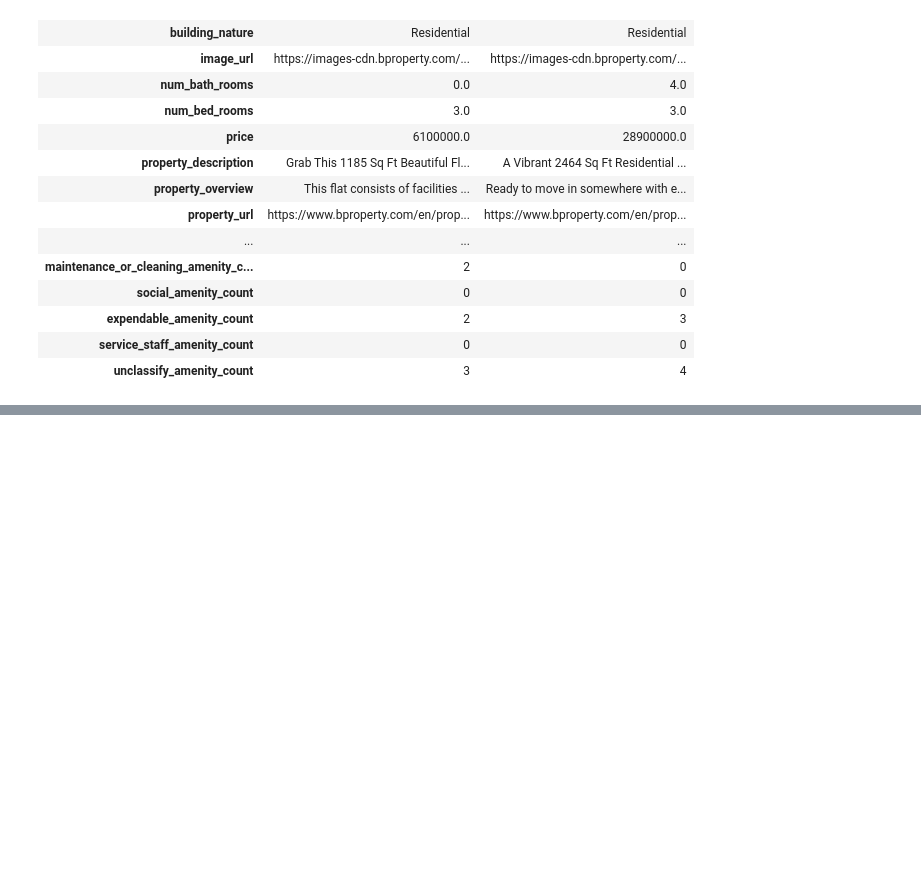
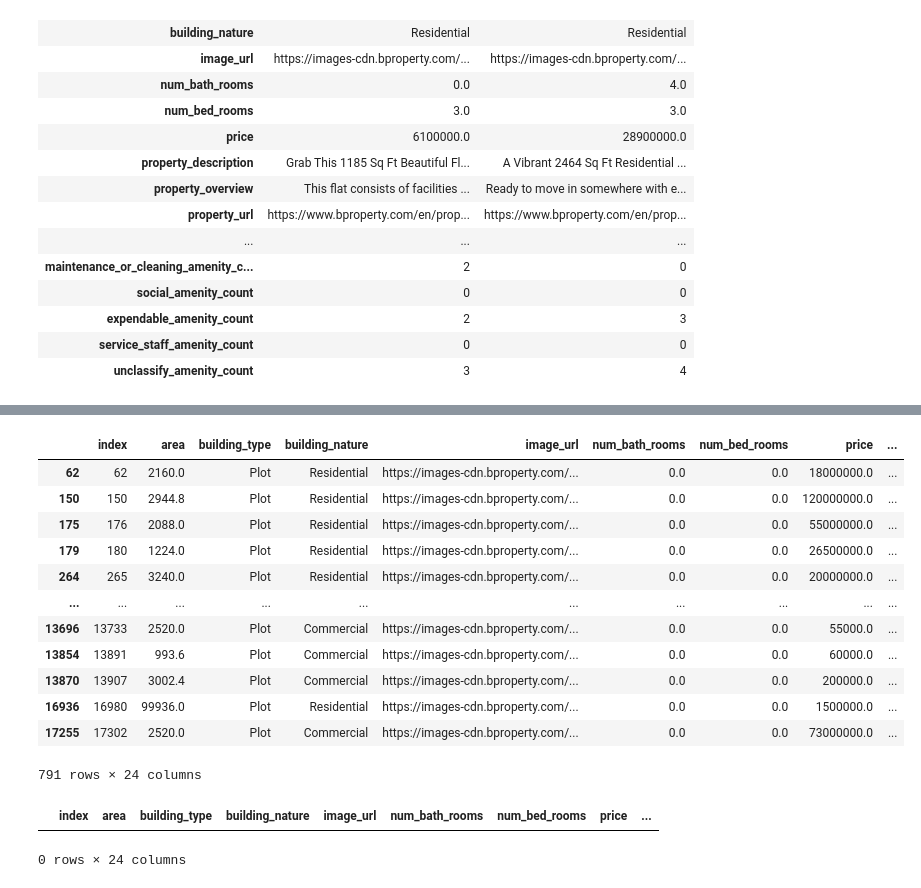
Before and after one commit to OmdenaAI/dhaka-bangladesh-real-estate-recommendation, a Jupyter notebook: src/tasks/task-2-data-preprocessing/merge/merge-batch2.ipynb, the cells around one changed output, grey strips where cells are left out. Cells and saved outputs as stored; diff of their text form; code cells hidden in the pictures; blank space fills up the shorter version.

```diff
--- a/src/tasks/task-2-data-preprocessing/merge/merge-batch2.ipynb
+++ b/src/tasks/task-2-data-preprocessing/merge/merge-batch2.ipynb
@@ -1680,7 +1680,7 @@ unclassified_vars=[] # will contain columns that are not in amenity_vars nor in
 for index, row in merged_df.iterrows(): # loop through each sample
 
     # The code may take time, log in the console to keep track of things
-    if index==0 or index%1000==0:
+    if index==0 or index%5000==0:
         print(f"Currently processing sample {index}...")
 
     # Count the number of amenity per category for the current sample
@@ -1930,0 +1927,16 @@ merged_df.shape
+# %%
+merged_df[ merged_df["building_type"]=="Plot" ]
+# %% [output]
+|  | index | area | building_type | building_nature | image_url | num_bath_rooms | num_bed_rooms | price | ... |
+| 62 | 62 | 2160.0 | Plot | Residential | https://images-cdn.bproperty.com/... | 0.0 | 0.0 | 18000000.0 | ... |
+| 150 | 150 | 2944.8 | Plot | Residential | https://images-cdn.bproperty.com/... | 0.0 | 0.0 | 120000000.0 | ... |
+| 175 | 176 | 2088.0 | Plot | Residential | https://images-cdn.bproperty.com/... | 0.0 | 0.0 | 55000000.0 | ... |
+| 179 | 180 | 1224.0 | Plot | Residential | https://images-cdn.bproperty.com/... | 0.0 | 0.0 | 26500000.0 | ... |
+| 264 | 265 | 3240.0 | Plot | Residential | https://images-cdn.bproperty.com/... | 0.0 | 0.0 | 20000000.0 | ... |
+| ... | ... | ... | ... | ... | ... | ... | ... | ... | ... |
+| 13696 | 13733 | 2520.0 | Plot | Commercial | https://images-cdn.bproperty.com/... | 0.0 | 0.0 | 55000.0 | ... |
+| 13854 | 13891 | 993.6 | Plot | Commercial | https://images-cdn.bproperty.com/... | 0.0 | 0.0 | 60000.0 | ... |
+| 13870 | 13907 | 3002.4 | Plot | Commercial | https://images-cdn.bproperty.com/... | 0.0 | 0.0 | 200000.0 | ... |
+| 16936 | 16980 | 99936.0 | Plot | Residential | https://images-cdn.bproperty.com/... | 0.0 | 0.0 | 1500000.0 | ... |
+| 17255 | 17302 | 2520.0 | Plot | Commercial | https://images-cdn.bproperty.com/... | 0.0 | 0.0 | 73000000.0 | ... |
+791 rows × 24 columns
@@ -1930,0 +1947,5 @@ merged_df.shape
+# %%
+merged_df[ merged_df["building_type"]=="Plot" ]
+# %% [output]
+|  | index | area | building_type | building_nature | image_url | num_bath_rooms | num_bed_rooms | price | ... |
+0 rows × 24 columns
```
Also changed, not shown: parts of 55 cells of this notebook, 1 other file.
